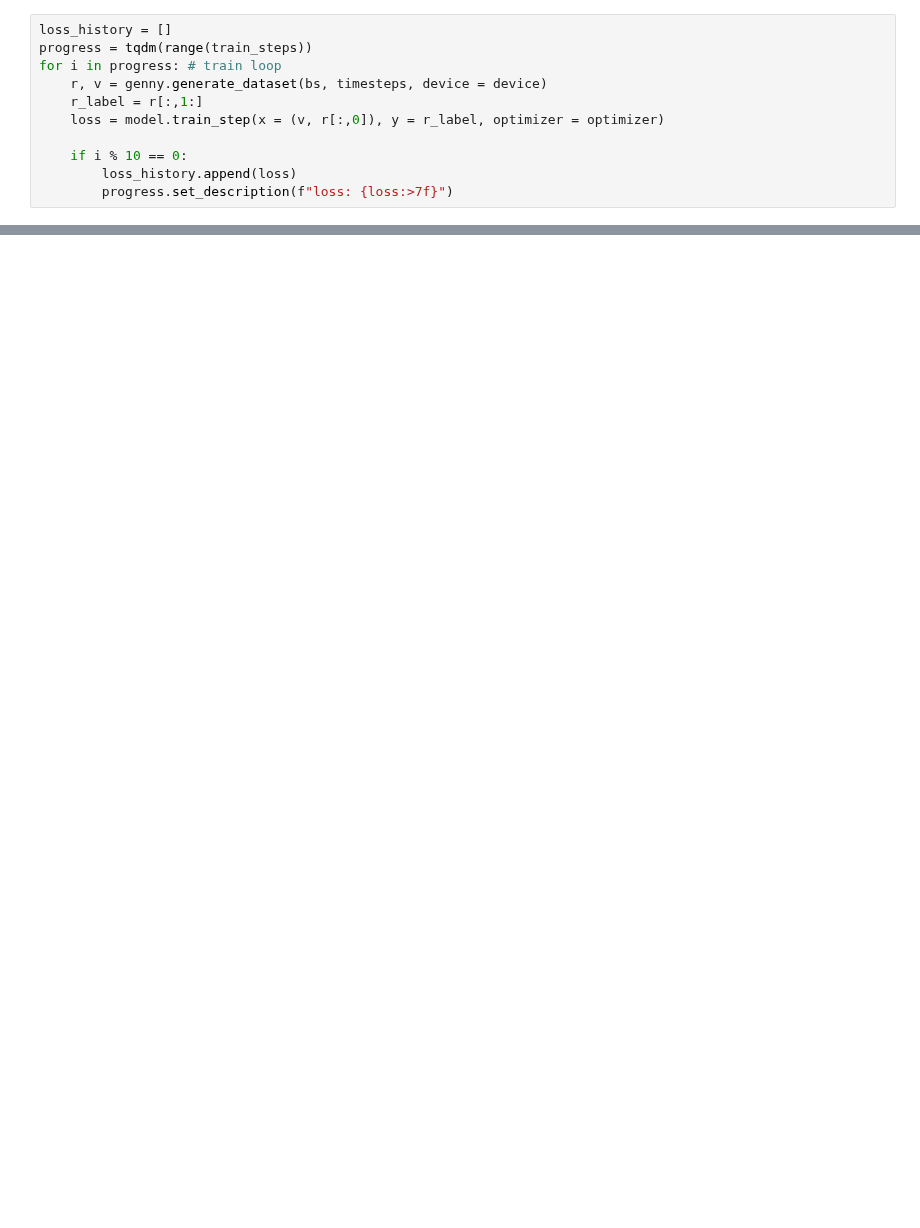
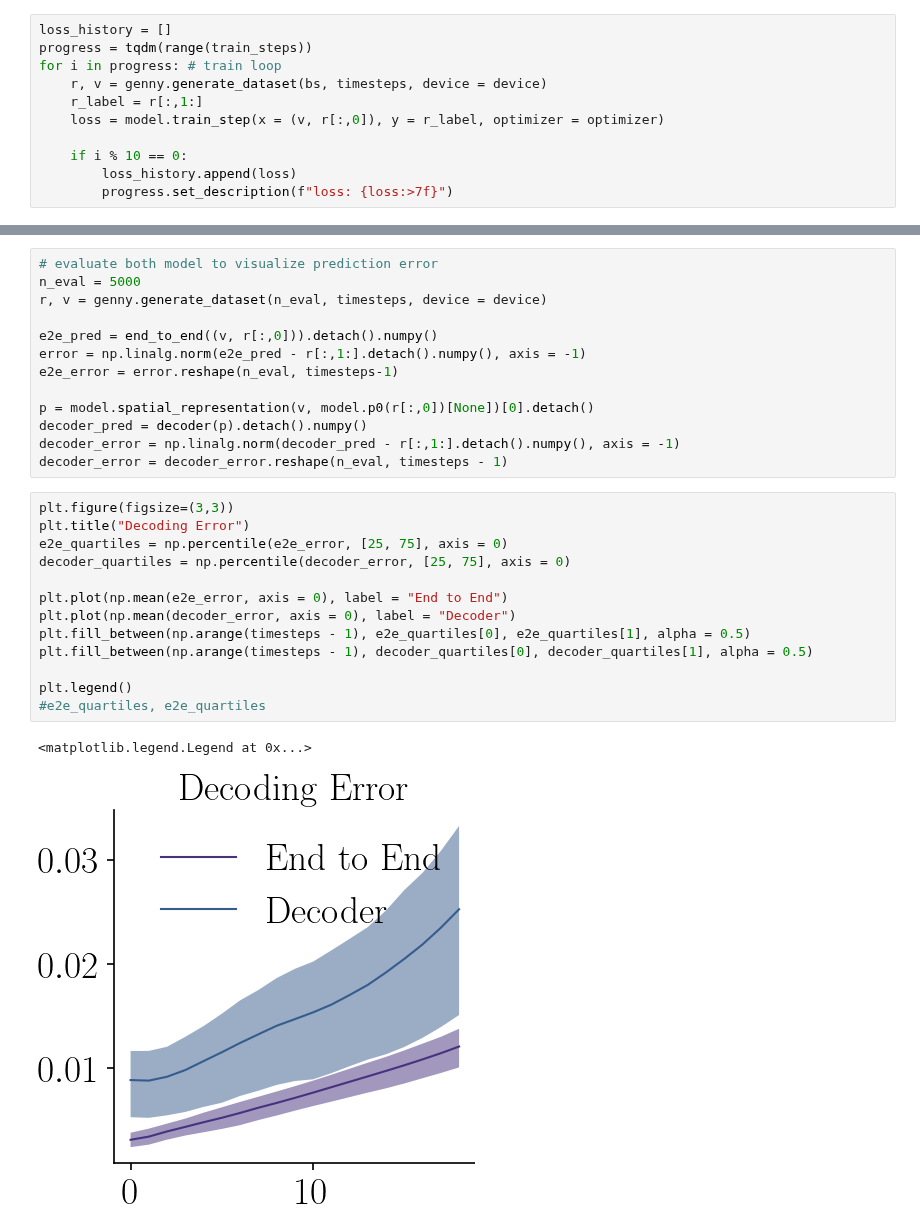
Before and after one commit to bioAI-Oslo/ConjunctiveRepresentations, a Jupyter notebook: short_trajectory_RNN.ipynb, the cells around one changed output, grey strips where cells are left out. Saved outputs shown, nothing was run; the diff lists cells and outputs as text; blank space fills up the shorter version.

```diff
--- a/short_trajectory_RNN.ipynb
+++ b/short_trajectory_RNN.ipynb
@@ -57,0 +100,29 @@ p = p.detach().numpy()
+# %%
+# evaluate both model to visualize prediction error
+n_eval = 5000
+r, v = genny.generate_dataset(n_eval, timesteps, device = device)
+
+e2e_pred = end_to_end((v, r[:,0])).detach().numpy()
+error = np.linalg.norm(e2e_pred - r[:,1:].detach().numpy(), axis = -1)
+e2e_error = error.reshape(n_eval, timesteps-1)
+
+p = model.spatial_representation(v, model.p0(r[:,0])[None])[0].detach()
+decoder_pred = decoder(p).detach().numpy()
+decoder_error = np.linalg.norm(decoder_pred - r[:,1:].detach().numpy(), axis = -1)
+decoder_error = decoder_error.reshape(n_eval, timesteps - 1)
+# %%
+plt.figure(figsize=(3,3))
+plt.title("Decoding Error")
+e2e_quartiles = np.percentile(e2e_error, [25, 75], axis = 0)
+decoder_quartiles = np.percentile(decoder_error, [25, 75], axis = 0)
+
+plt.plot(np.mean(e2e_error, axis = 0), label = "End to End")
+plt.plot(np.mean(decoder_error, axis = 0), label = "Decoder")
+plt.fill_between(np.arange(timesteps - 1), e2e_quartiles[0], e2e_quartiles[1], alpha = 0.5)
+plt.fill_between(np.arange(timesteps - 1), decoder_quartiles[0], decoder_quartiles[1], alpha = 0.5)
+
+plt.legend()
+#e2e_quartiles, e2e_quartiles
+# %% [output]
+<matplotlib.legend.Legend at 0x...>
+[figure, added]
```
Also changed, not shown: parts of 28 cells of this notebook, 3 other files.
